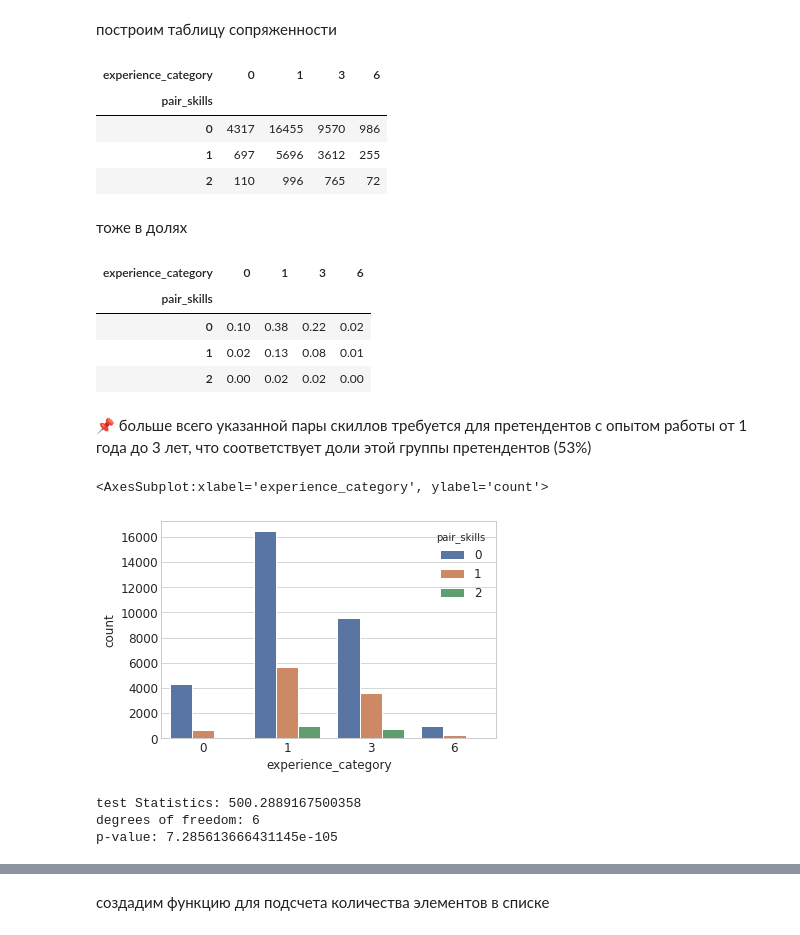
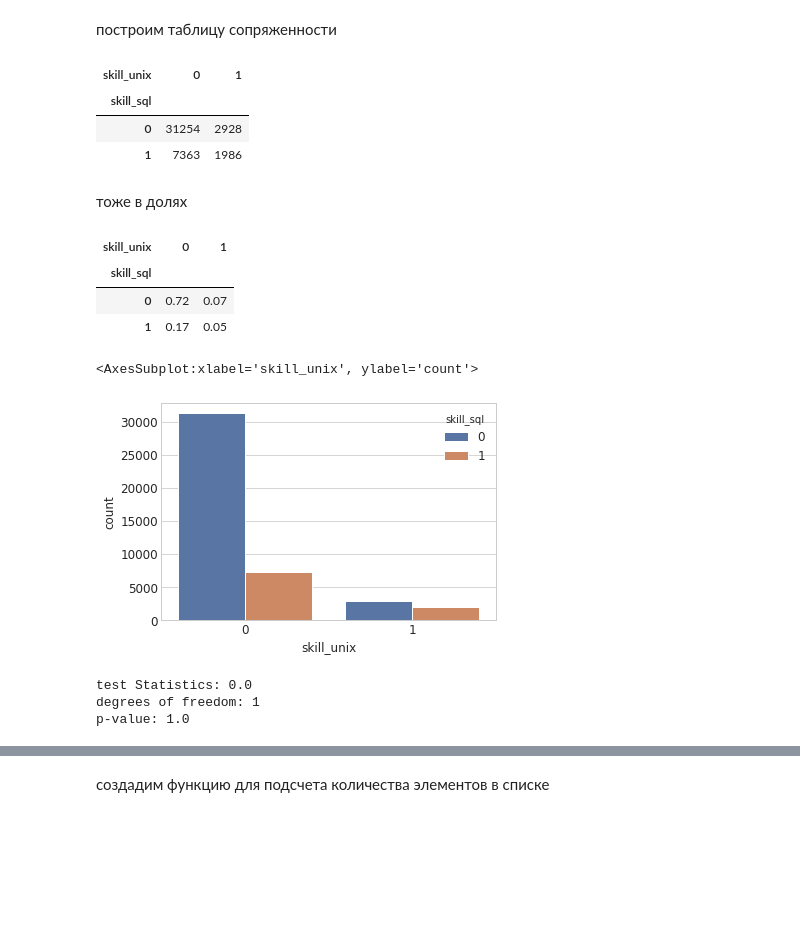
Before and after one commit to Serggi0/learn-data, a Jupyter notebook: tomsk/eda.ipynb, the cells around one changed output, grey strips where cells are left out. Drawn from its saved outputs; the diff is of its cells as text; code cells hidden in the pictures; blank space fills up the shorter version.

```diff
--- a/tomsk/eda.ipynb
+++ b/tomsk/eda.ipynb
@@ -1089,3 +1126,0 @@ def count_skills(text):
-# %%
-df['pair_skills'] = 0
-df['pair_skills'] = df.key_skills_name.apply(count_skills)
@@ -1118,0 +1343,16 @@ KruskalResult(statistic=825.2584720028889, pvalue=6.271908770884079e-180)
+# %%
+def count_soft_skills(text):
+    pattern = ['команд', 'речь', 'мышлен', 'перепис', 'навык', 'грамотн', 'делов']
+    cnt = 0
+
+    if isinstance(text, list):
+        text = ', '.join(text)
+    for element in pattern:
+        if re.search(element, text) is not None:
+            cnt = 1
+    return cnt
+
+df['soft_skills'] = 0
+df['soft_skills'] = df.key_skills_name.apply(count_soft_skills)
+
+df['soft_skills'].value_counts()
@@ -1118,0 +1380,16 @@ KruskalResult(statistic=825.2584720028889, pvalue=6.271908770884079e-180)
+# %%
+def count_unix(text):
+    pattern = ['linux', 'unix']
+    cnt = 0
+
+    if isinstance(text, list):
+        text = ', '.join(text)
+    for element in pattern:
+        if re.search(element, text) is not None:
+            cnt = 1
+    return cnt
+
+df['skill_unix'] = 0
+df['skill_unix'] = df.key_skills_name.apply(count_unix)
+
+df['skill_unix'].value_counts()
@@ -1499,7 +1785,7 @@ df.columns.tolist()
  'schedule_name',
  'full_time']
 # %%
-df = df.drop(
+df.drop(
     ['salary',
     'schedule',
     'experience',
@@ -1519,39 +1810,35 @@ df = df.drop(
 # %% [markdown]
 построим таблицу сопряженности
 # %%
-skills_experience = pd.crosstab(df.pair_skills, df.experience_category)
-skills_experience
+sql_unix = pd.crosstab(df.skill_sql, df.skill_unix)
+sql_unix
 # %% [output]
-| experience_category | 0 | 1 | 3 | 6 |
-| pair_skills |  |  |  |  |
-| 0 | 4317 | 16455 | 9570 | 986 |
-| 1 | 697 | 5696 | 3612 | 255 |
-| 2 | 110 | 996 | 765 | 72 |
+| skill_unix | 0 | 1 |
+| skill_sql |  |  |
+| 0 | 31254 | 2928 |
+| 1 | 7363 | 1986 |
 # %% [markdown]
 тоже в долях
 # %%
-skills_experience = pd.crosstab(df.pair_skills, df.experience_category,normalize=True)
-skills_experience
+sql_unix = pd.crosstab(df.skill_sql, df.skill_unix, normalize=True)
+sql_unix
 # %% [output]
-| experience_category | 0 | 1 | 3 | 6 |
-| pair_skills |  |  |  |  |
-| 0 | 0.10 | 0.38 | 0.22 | 0.02 |
-| 1 | 0.02 | 0.13 | 0.08 | 0.01 |
-| 2 | 0.00 | 0.02 | 0.02 | 0.00 |
+| skill_unix | 0 | 1 |
+| skill_sql |  |  |
+| 0 | 0.72 | 0.07 |
+| 1 | 0.17 | 0.05 |
-# %% [markdown]
-📌 больше всего указанной пары скиллов требуется для претендентов с опытом работы от 1 года до 3 лет, что соответствует доли этой группы претендентов (53%)
 # %%
-sns.countplot(x=df.experience_category, hue=df.pair_skills)
+sns.countplot(x=df.skill_unix, hue=df.skill_sql)
 # %% [output]
-<AxesSubplot:xlabel='experience_category', ylabel='count'>
+<AxesSubplot:xlabel='skill_unix', ylabel='count'>
-[figure, old version]
+[figure, new version]
 # %%
-chi2, prob, dof, expected = scipy.stats.chi2_contingency(skills_experience)
+chi2, prob, dof, expected = scipy.stats.chi2_contingency(sql_unix)
 output = "test Statistics: {}\ndegrees of freedom: {}\np-value: {}\n"
 
 print(output.format( chi2, dof, prob))
 # %% [output]
-test Statistics: 500.2889167500358
-degrees of freedom: 6
-p-value: 7.285613666431145e-105
+test Statistics: 0.0
+degrees of freedom: 1
+p-value: 1.0
 # %% [markdown]
```
Also changed, not shown: parts of 150 cells of this notebook, 4 other files.
